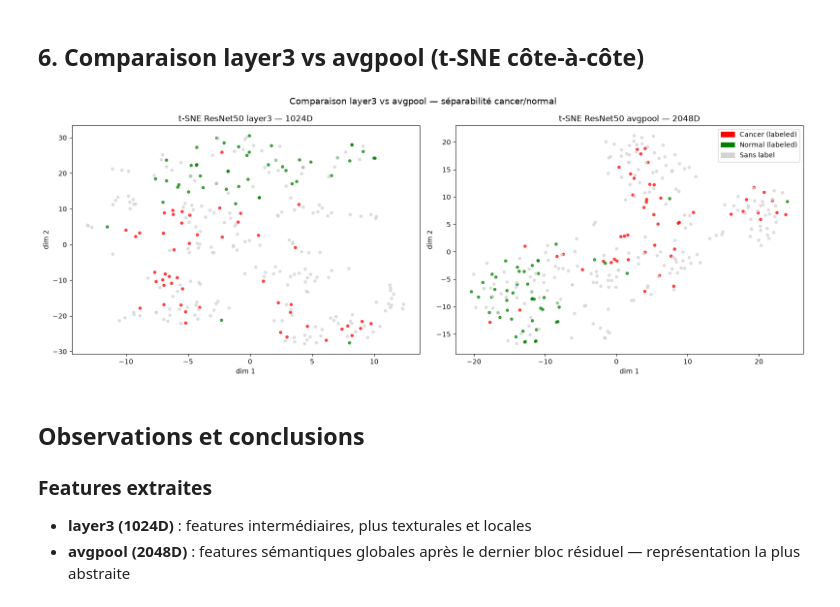
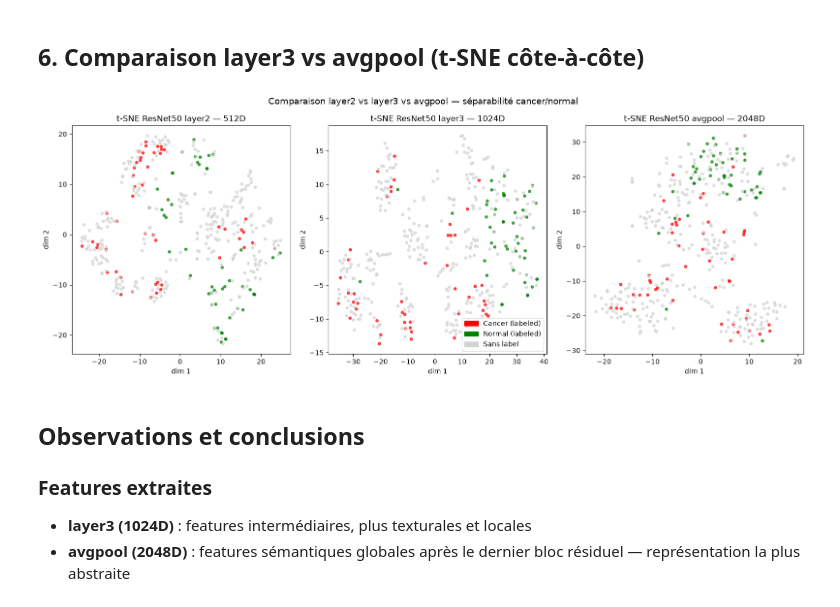
Before and after one commit to sobaiss/analysez-des-images-medicales-avec-des-methodes-semi-supervisees, a Jupyter notebook: notebooks/etape-2.ipynb, the cells around one changed output. Cells and saved outputs as stored; diff of their text form; code cells hidden in the pictures.

```diff
--- a/notebooks/etape-2.ipynb
+++ b/notebooks/etape-2.ipynb
@@ -120,6 +123,7 @@ Paramètres : 25,557,032 total, 0 entraînables
 ## 3. Extraction des features
 # %%
 n = len(dataset)
+features_layer2 = np.zeros((n, 512), dtype=np.float32)
 features_layer3 = np.zeros((n, 1024), dtype=np.float32)
 features_avgpool = np.zeros((n, 2048), dtype=np.float32)
 
@@ -128,15 +132,19 @@ with torch.no_grad():
         batch_imgs = batch_imgs.to(device)
         _ = resnet(batch_imgs)  # forward pass déclenche les hooks
 
+        # layer2 : (B, 512, 14, 14) → GAP → (B, 512)
+        l2 = gap(hook_outputs["layer2"]).squeeze(-1).squeeze(-1).cpu().numpy()
         # layer3 : (B, 1024, 14, 14) → GAP → (B, 1024)
         l3 = gap(hook_outputs["layer3"]).squeeze(-1).squeeze(-1).cpu().numpy()
         # avgpool : (B, 2048, 1, 1) → flatten → (B, 2048)
         ap = hook_outputs["avgpool"].squeeze(-1).squeeze(-1).cpu().numpy()
 
         idx = batch_idx.numpy()
+        features_layer2[idx] = l2
         features_layer3[idx] = l3
         features_avgpool[idx] = ap
 
+print(f"layer2  features : {features_layer2.shape}")
 print(f"layer3  features : {features_layer3.shape}")
 print(f"avgpool features : {features_avgpool.shape}")
 # %% [output]
@@ -197,10 +219,10 @@ avgpool norme — min: 10.16, max: 19.12, moy: 14.81
 import random
 random.seed(SEED)
 
-# Indices des images étiquetées (toutes les 100) et 200 non-étiquetées aléatoires
+# Indices des images étiquetées (toutes les 100) et 300 non-étiquetées aléatoires
 labeled_idx = [i for i, r in enumerate(records) if r["split"] == "labeled"]
 unlabeled_idx = [i for i, r in enumerate(records) if r["split"] == "unlabeled"]
-sample_unlabeled = random.sample(unlabeled_idx, 200)
+sample_unlabeled = random.sample(unlabeled_idx, 300)
 viz_idx = np.array(labeled_idx + sample_unlabeled)
 
 # t-SNE sur avgpool features
@@ -228,7 +250,7 @@ legend = [
     Patch(color="lightgray", label="Sans label"),
 ]
 ax.legend(handles=legend, loc="best")
-ax.set_title("t-SNE — ResNet50 avgpool features (2048D)\n100 labeled + 200 unlabeled")
+ax.set_title("t-SNE — ResNet50 avgpool features (2048D)\n100 labeled + 300 unlabeled")
 ax.set_xlabel("t-SNE dim 1")
 ax.set_ylabel("t-SNE dim 2")
 plt.tight_layout()
@@ -240,25 +270,28 @@ plt.show()
 # %%
 # t-SNE sur layer3 features (mêmes indices)
 tsne2 = TSNE(n_components=2, random_state=SEED, perplexity=30, max_iter=1000)
+X_tsne_l2 = tsne2.fit_transform(features_layer2[viz_idx])
 X_tsne_l3 = tsne2.fit_transform(features_layer3[viz_idx])
+X_tsne_ap = tsne2.fit_transform(features_avgpool[viz_idx])
 
-fig, axes = plt.subplots(1, 2, figsize=(16, 6))
+fig, axes = plt.subplots(1, 3, figsize=(16, 6))
 
 for ax, X, title in [
-    (axes[0], X_tsne_l3, "layer3 — 1024D"),
-    (axes[1], X_tsne_ap, "avgpool — 2048D"),
+    (axes[0], X_tsne_l2, "layer2 — 512D"),
+    (axes[1], X_tsne_l3, "layer3 — 1024D"),
+    (axes[2], X_tsne_ap, "avgpool — 2048D"),
 ]:
     ax.scatter(X[:, 0], X[:, 1], c=colors, s=15, alpha=0.7)
     ax.set_title(f"t-SNE ResNet50 {title}")
     ax.set_xlabel("dim 1")
     ax.set_ylabel("dim 2")
 
 axes[1].legend(handles=legend, loc="best")
-plt.suptitle("Comparaison layer3 vs avgpool — séparabilité cancer/normal", fontsize=13)
+plt.suptitle("Comparaison layer2 vs layer3 vs avgpool — séparabilité cancer/normal", fontsize=13)
 plt.tight_layout()
 plt.show()
 # %% [output]
-[figure, old version]
+[figure, new version]
 # %% [markdown]
 ## Observations et conclusions
 
```
Also changed, not shown: parts of 7 cells of this notebook, 8 other files.
